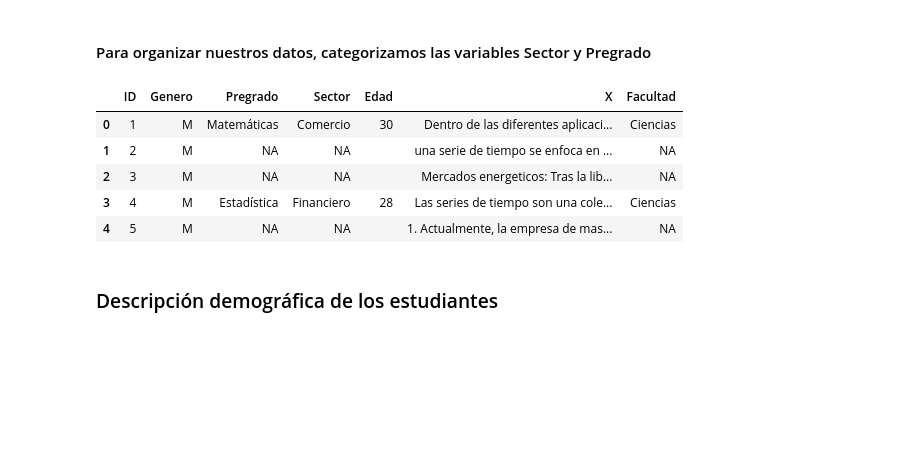
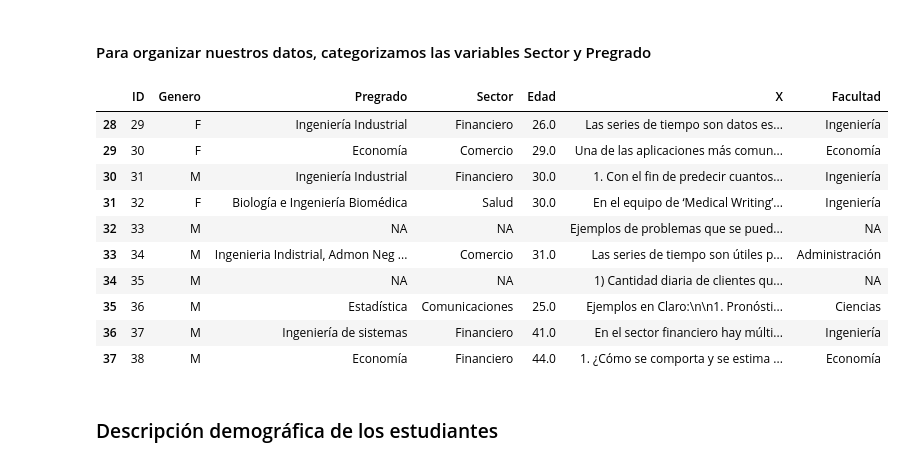
Before and after one commit to SVM2021/maad1, a Jupyter notebook: Grupo3_E13-ClassHomeworksAnalysis.ipynb, the cells around one changed output. Saved outputs shown, nothing was run; the diff lists cells and outputs as text; code cells hidden in the pictures; blank space fills up the shorter version.

```diff
--- a/Grupo3_E13-ClassHomeworksAnalysis.ipynb
+++ b/Grupo3_E13-ClassHomeworksAnalysis.ipynb
@@ -73,15 +73,20 @@ data['Facultad'] = data['Pregrado'].replace(['Biología e Ingeniería Biomédica
                                                       'Ingeniería Industrial','Matemáticas','','Ingeniería Industrial y economía','Ingeniería de sistemas'],
                                                     ['Ingeniería','Ciencias','Administración','Ingeniería','Ingeniería','Ingeniería',
                                                     'Administración','Ingeniería','Ciencias','NA','Ingeniería','Ingeniería'])
-# %%
-data.head()
-# %% [output]
-|  | ID | Genero | Pregrado | Sector | Edad | X | Facultad |
-| 0 | 1 | M | Matemáticas | Comercio | 30 | Dentro de las diferentes aplicaci... | Ciencias |
-| 1 | 2 | M | NA | NA |  | una serie de tiempo se enfoca en ... | NA |
-| 2 | 3 | M | NA | NA |  | Mercados energeticos: Tras la lib... | NA |
-| 3 | 4 | M | Estadística | Financiero | 28 | Las series de tiempo son una cole... | Ciencias |
-| 4 | 5 | M | NA | NA |  | 1. Actualmente, la empresa de mas... | NA |
+# %%
+data.tail(10)
+# %% [output]
+|  | ID | Genero | Pregrado | Sector | Edad | X | Facultad |
+| 28 | 29 | F | Ingeniería Industrial | Financiero | 26.0 | Las series de tiempo son datos es... | Ingeniería |
+| 29 | 30 | F | Economía | Comercio | 29.0 | Una de las aplicaciones más comun... | Economía |
+| 30 | 31 | M | Ingeniería Industrial | Financiero | 30.0 | 1. Con el fin de predecir cuantos... | Ingeniería |
+| 31 | 32 | F | Biología e Ingeniería Biomédica | Salud | 30.0 | En el equipo de ‘Medical Writing’... | Ingeniería |
+| 32 | 33 | M | NA | NA |  | Ejemplos de problemas que se pued... | NA |
+| 33 | 34 | M | Ingenieria Indistrial, Admon Neg ... | Comercio | 31.0 | Las series de tiempo son útiles p... | Administración |
+| 34 | 35 | M | NA | NA |  | 1) Cantidad diaria de clientes qu... | NA |
+| 35 | 36 | M | Estadística | Comunicaciones | 25.0 | Ejemplos en Claro:\n\n1. Pronósti... | Ciencias |
+| 36 | 37 | M | Ingeniería de sistemas | Financiero | 41.0 | En el sector financiero hay múlti... | Ingeniería |
+| 37 | 38 | M | Economía | Financiero | 44.0 | 1. ¿Cómo se comporta y se estima ... | Economía |
 # %% [markdown]
 ### Descripción demográfica de los estudiantes
 # %% [markdown]
```
Also changed, not shown: parts of 45 cells of this notebook.
